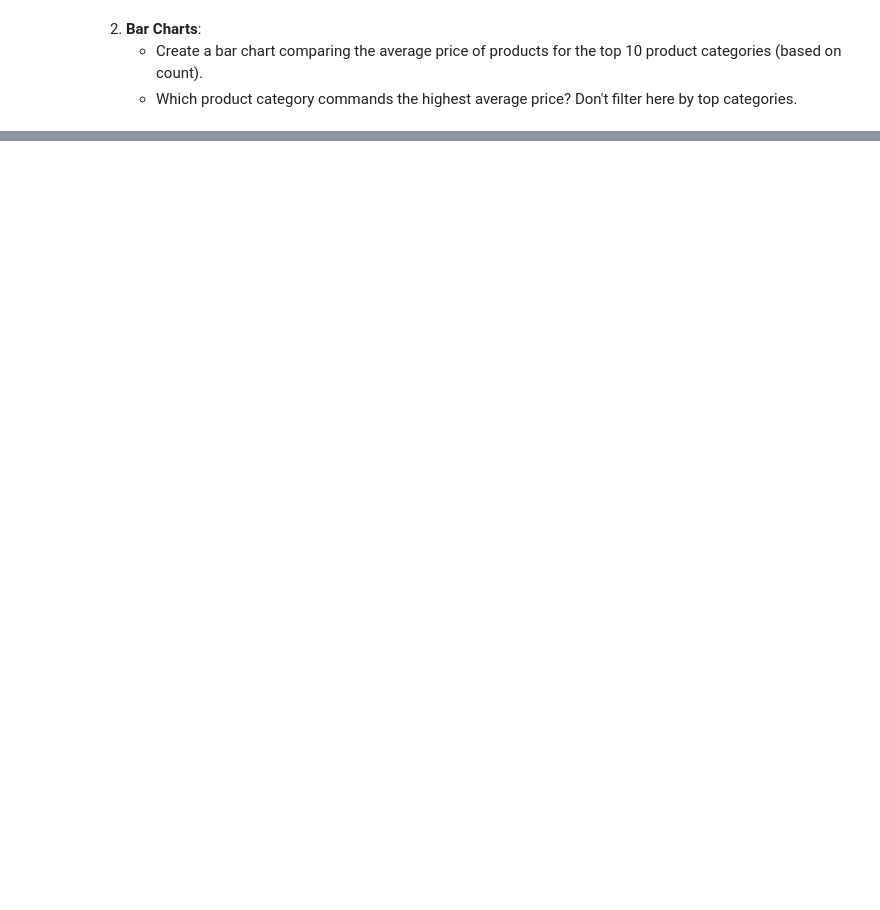
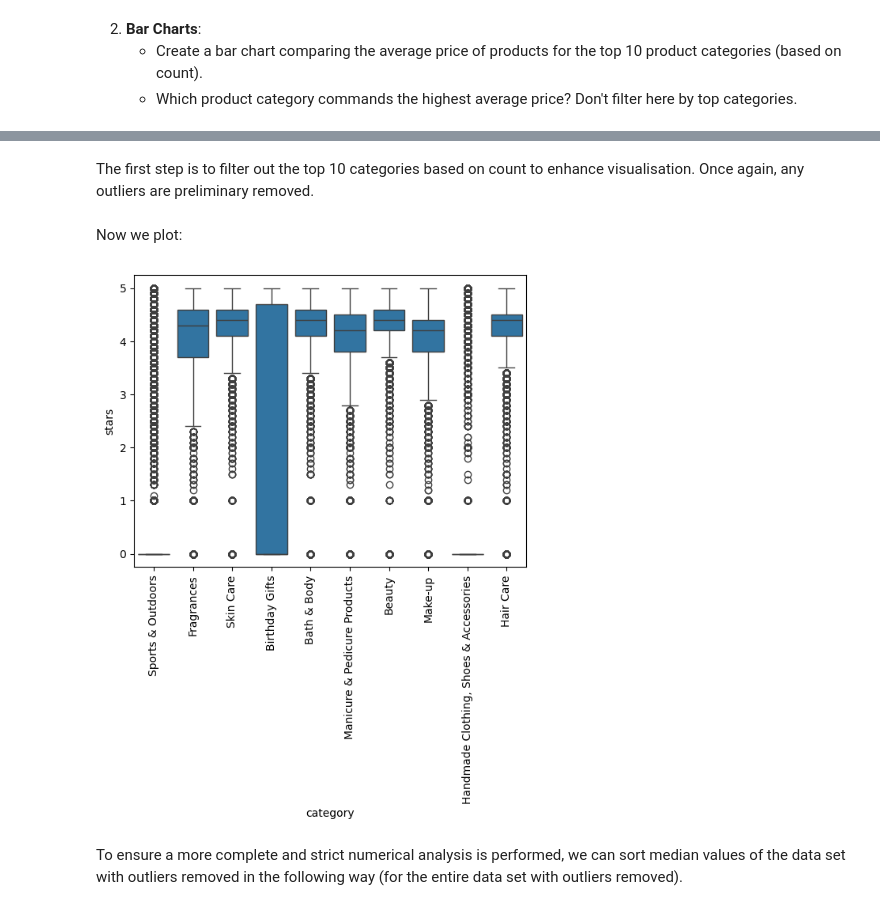
Before and after one commit to vitorferraz19/lab-eda-bivariate, a Jupyter notebook: main.ipynb, the cells around one changed output, grey strips where cells are left out. Cells and saved outputs as stored; diff of their text form; code cells hidden in the pictures; blank space fills up the shorter version.

Commit message:
Second update of Lab - EDA Bivariate Analysis, Week 2, Day 5

```diff
--- a/main.ipynb
+++ b/main.ipynb
@@ -342,0 +400,16 @@ sns.violinplot(data=df_compare, x='category', y='price', inner='box')
+# %% [markdown]
+The first step is to filter out the top 10 categories based on count to enhance visualisation. Once again, any outliers are preliminary removed.
+# %%
+top10 = df['category'].value_counts().head(10).index
+
+df_top10 = df_outliers_removed[df_outliers_removed['category'].isin(top10)]
+# %% [markdown]
+Now we plot:
+# %%
+sns.boxplot(data=df_top10, x='category', y='stars')
+plt.xticks(rotation=90)
+plt.show()
+# %% [output]
+[figure, added]
+# %% [markdown]
+To ensure a more complete and strict numerical analysis is performed, we can sort median values of the data set with outliers removed in the following way (for the entire data set with outliers removed).
```
Also changed, not shown: parts of 18 cells of this notebook.
